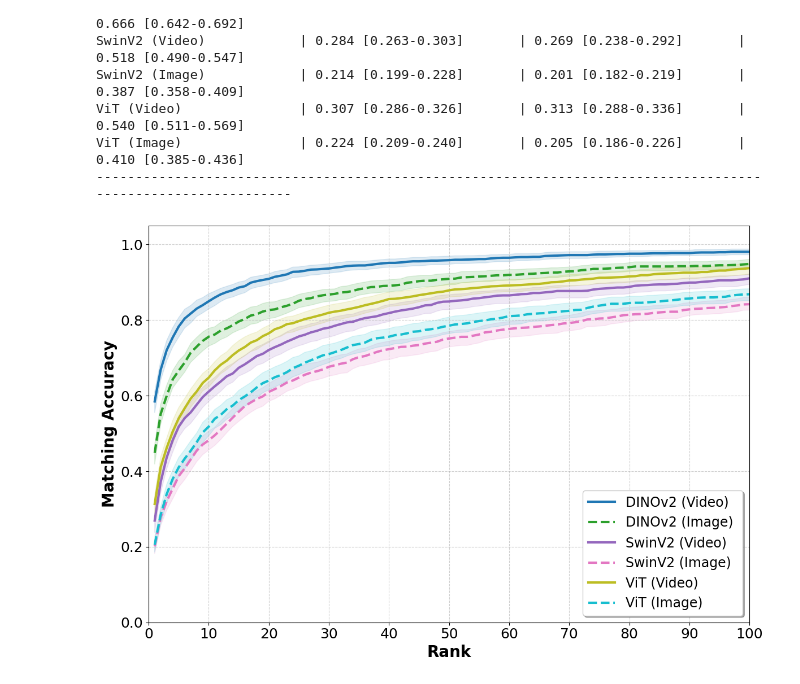
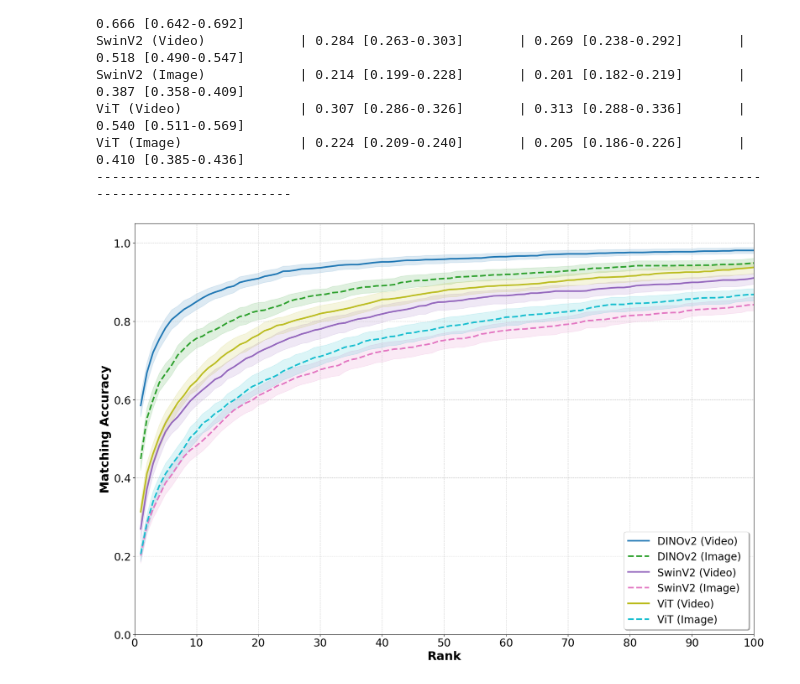
Before and after one commit to markoMedved/DogReID-1553, a Jupyter notebook: evaluation/closed_set_plots.ipynb, the cells around one changed output. Cells and saved outputs as stored; diff of their text form; code cells hidden in the pictures.

```diff
--- a/evaluation/closed_set_plots.ipynb
+++ b/evaluation/closed_set_plots.ipynb
@@ -132,14 +128,14 @@ ViT (Image)               | 0.224 [0.209-0.240]       | 0.205 [0.186-0.226]
 # --- Plotting Configuration ---
 # -------------------------------------------------------------
 MAX_RANK = 100
-TICK_STEP = 10      # Increased step slightly for Rank-100 to avoid crowding
-FONT_SIZE = 18
+TICK_STEP = 10
+FONT_SIZE = 21
 
 # -------------------------------------------------------------
 # --- Plotting CMC Curves with Confidence Intervals ---
 # -------------------------------------------------------------
 
-plt.figure(figsize=(12, 8))
+plt.figure(figsize=(18, 12))
 colors = plt.cm.get_cmap('tab10', len(all_results))
 
 for i, (name, res) in enumerate(all_results.items()):
@@ -149,34 +145,34 @@ for i, (name, res) in enumerate(all_results.items()):
     cmc_upper = res["cmc_upper"]
     color = colors(i)
 
-    # 1. Plot the Shaded Uncertainty Interval (95% CI)
+    # Plot the Shaded Uncertainty Interval (95% CI)
     plt.fill_between(ranks, cmc_lower, cmc_upper, color=color, alpha=0.15)
 
-    # 2. Plot the Mean Line
+    # Plot the Mean Line
     line_style = '-' if "(Video)" in name or "(Image)" not in name else '--'
     plt.plot(ranks, cmc_mean, color=color, linestyle=line_style, linewidth=3,
              label=f"{name} ")
 
 # --- Format the Plot with Larger Fonts ---
 plt.xlabel("Rank", fontsize=FONT_SIZE + 2, fontweight='bold')
 plt.ylabel("Matching Accuracy", fontsize=FONT_SIZE + 2, fontweight='bold')
 
 # --- Axis Tick Labels ---
 plt.xticks(np.arange(0, MAX_RANK + 1, step=TICK_STEP), fontsize=FONT_SIZE)
 plt.yticks(fontsize=FONT_SIZE)
 
 # --- Dynamic Axis Control ---
 plt.xlim(0, MAX_RANK)
 plt.ylim(0, 1.05)
 
 plt.grid(True, linestyle='--', alpha=0.6)
 
 # --- Legend Configuration ---
 # Placed in lower right as CMC curves typically trend upward
 plt.legend(fontsize=FONT_SIZE - 1, loc='lower right', frameon=True, shadow=True, facecolor='white')
 
 plt.tight_layout()
 plt.savefig("figs/closed_world.png")
 plt.show()
 # %% [output]
-[figure, old version]
+[figure, new version]
```
Also changed, not shown: parts of 4 cells of this notebook, 13 other files.
